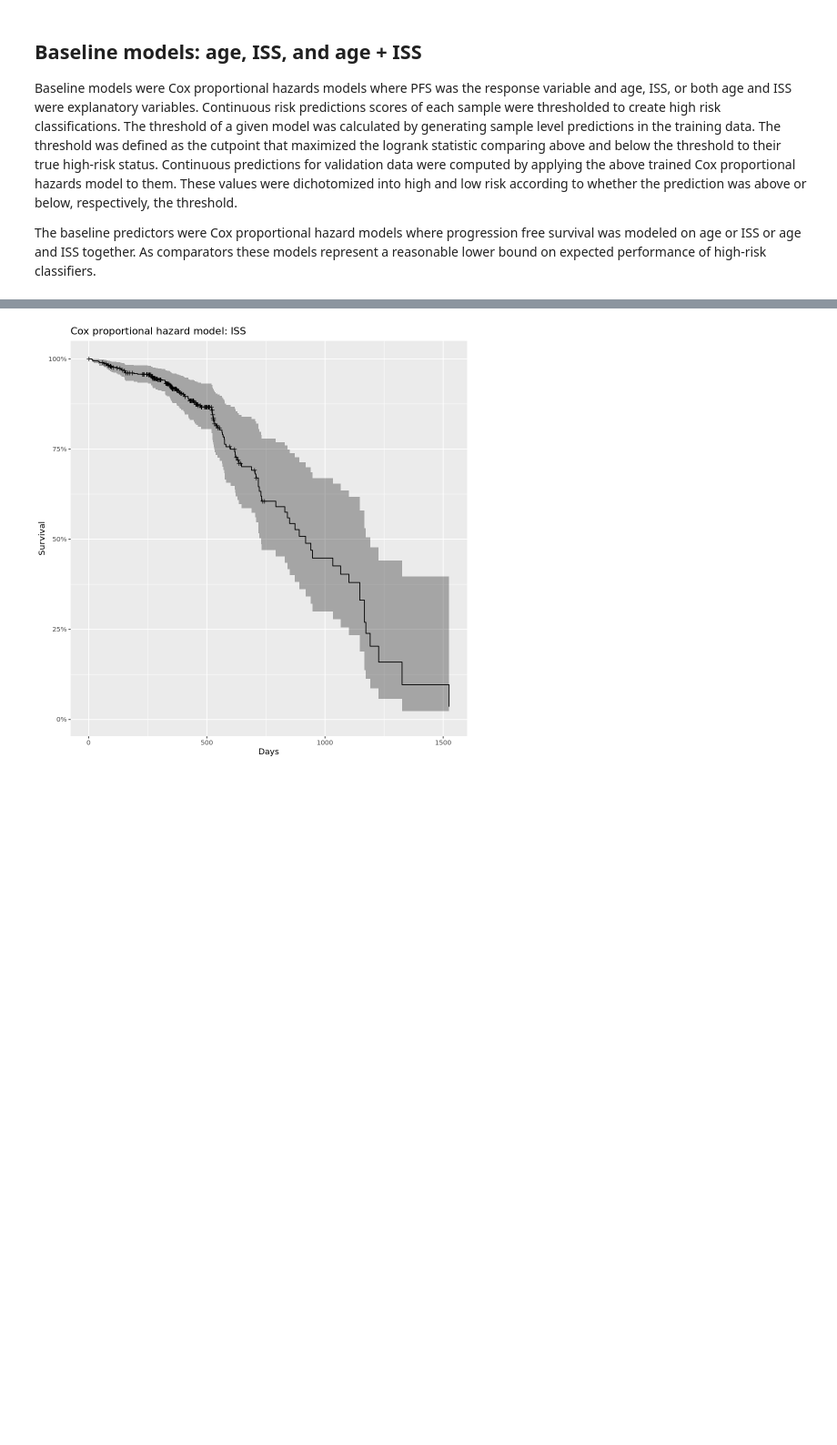
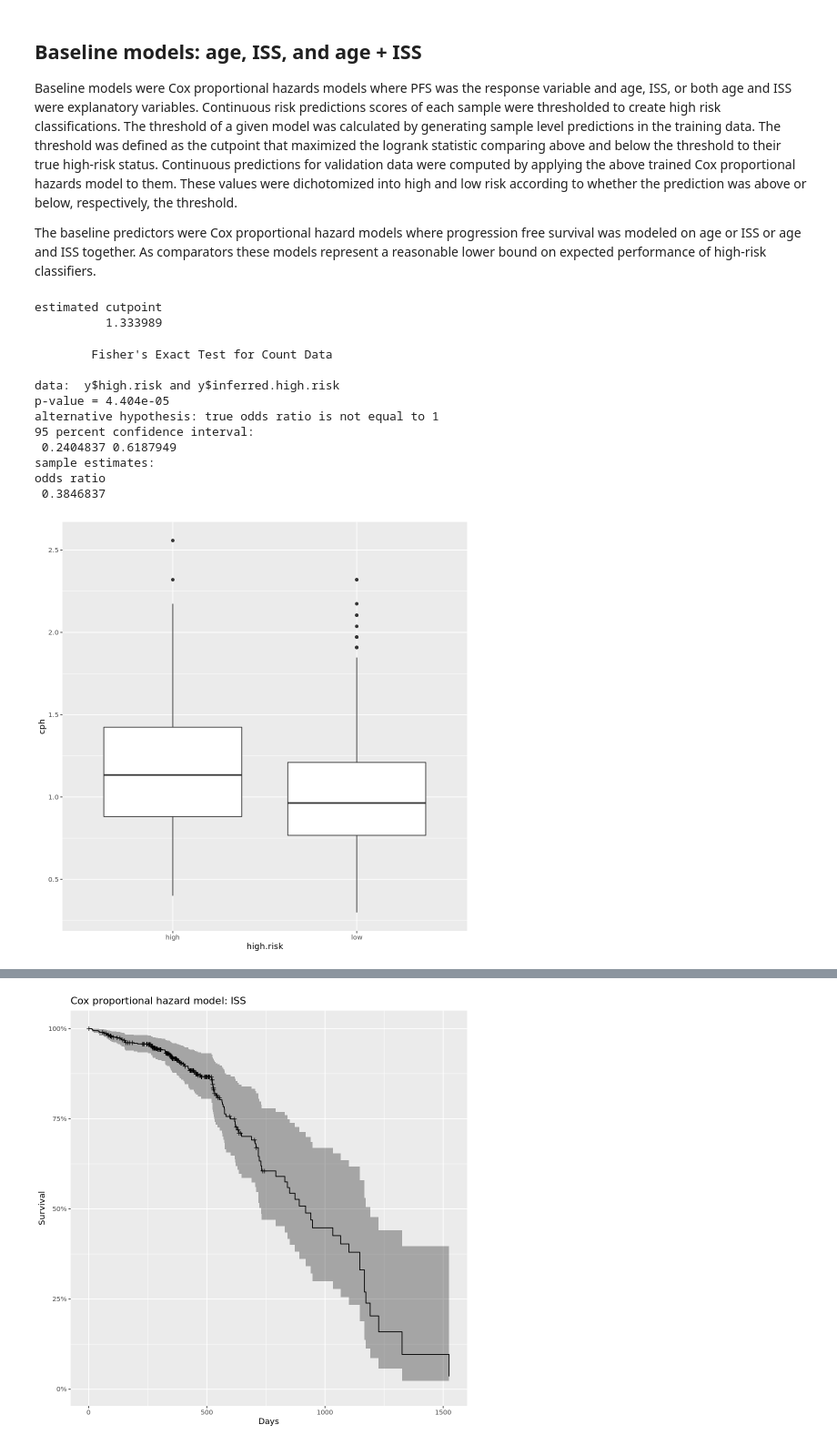
Before and after one commit to katwre/owkin, a Jupyter notebook: Multiple_Myeloma_data_challenge.ipynb, the cells around one changed output, grey strips where cells are left out. Shown at 91% size. Saved outputs shown, nothing was run; the diff lists cells and outputs as text; code cells hidden in the pictures; blank space fills up the shorter version.

Commit message:
added cox models

```diff
--- a/Multiple_Myeloma_data_challenge.ipynb
+++ b/Multiple_Myeloma_data_challenge.ipynb
@@ -494,3 +531,76 @@ Baseline models: age, ISS, and age + ISS
 Baseline models were Cox proportional hazards models where PFS was the response variable and age, ISS, or both age and ISS were explanatory variables. Continuous risk predictions scores of each sample were thresholded to create high risk classifications. The threshold of a given model was calculated by generating sample level  predictions in the training data. The threshold was defined as the cutpoint that maximized the logrank statistic comparing above and below the threshold to their true high-risk status. Continuous predictions for validation data were computed by applying the above trained Cox proportional hazards model to them. These values were dichotomized into high and low risk according to whether the prediction was above or below, respectively, the threshold.
 
 The baseline predictors were Cox proportional hazard models where progression free survival was modeled on age or ISS or age and ISS together. As comparators these models represent a reasonable lower bound on expected performance of high-risk classifiers.
+# %%
+options(repr.plot.width=8, repr.plot.height=8)
+
+#------------------ age
+library(glmnet);
+library(survival);
+
+
+
+coxph.model = function(y, clinical.covariates){
+
+    surv.formula <- as.formula(paste("Surv(time, status)", "~",
+                                     paste(clinical.covariates, collapse = " + "), sep = " "))
+    cph.fit <- coxph(surv.formula, data = y)
+
+    #print(cph.fit)
+    #print(head(y))
+    #a = predict(cph.fit, newdata = y, type = "risk")
+    #print(a)
+
+    pred <- unname(predict(cph.fit, newdata = y, type = "risk"))
+    y$cph <- pred
+
+    ## Calculate a threshold for the Cox proportional hazards model
+    suppressPackageStartupMessages(library(maxstat))
+    mt.formula <- as.formula(paste("Surv(time, status)", "~", "cph", sep = " "))
+    mt <- maxstat.test(mt.formula, data=data.frame(y), smethod="LogRank", pmethod="none")
+    print(mt$estimate)
+
+    return(
+        list(y = y,
+             fitted.model = cph.fit,
+             threshold = as.numeric(mt$estimate))
+        )
+
+}
+
+?coxph
+
+y = annot_data_m
+y$time = y$D_PFS
+y$status = y$D_PFS_FLAG
+
+res = coxph.model(y, "D_Age")
+threshold <- res$threshold
+y$cph = res$y$cph
+
+y$high.risk <- unlist(apply(y[, c("status", "time")], 1,
+                                function(row) ifelse((row[1] == 1) && (row[2] < 18*(365.25/12)), "high", "low")))
+y$inferred.high.risk <- y$cph > threshold
+
+#print(head(y))
+
+ fisher.test(y$high.risk, y$inferred.high.risk)
+library(ggplot2)
+## library(ggbeeswarm)
+g <- ggplot(data = y, aes(x = high.risk, y = cph))
+g <- g + geom_boxplot()
+g
+# %% [output]
+estimated cutpoint
+          1.333989
+        Fisher's Exact Test for Count Data
+
+data:  y$high.risk and y$inferred.high.risk
+p-value = 4.404e-05
+alternative hypothesis: true odds ratio is not equal to 1
+95 percent confidence interval:
+ 0.2404837 0.6187949
+sample estimates:
+odds ratio
+ 0.3846837
+[figure, added]
```
Also changed, not shown: parts of 19 cells of this notebook.
